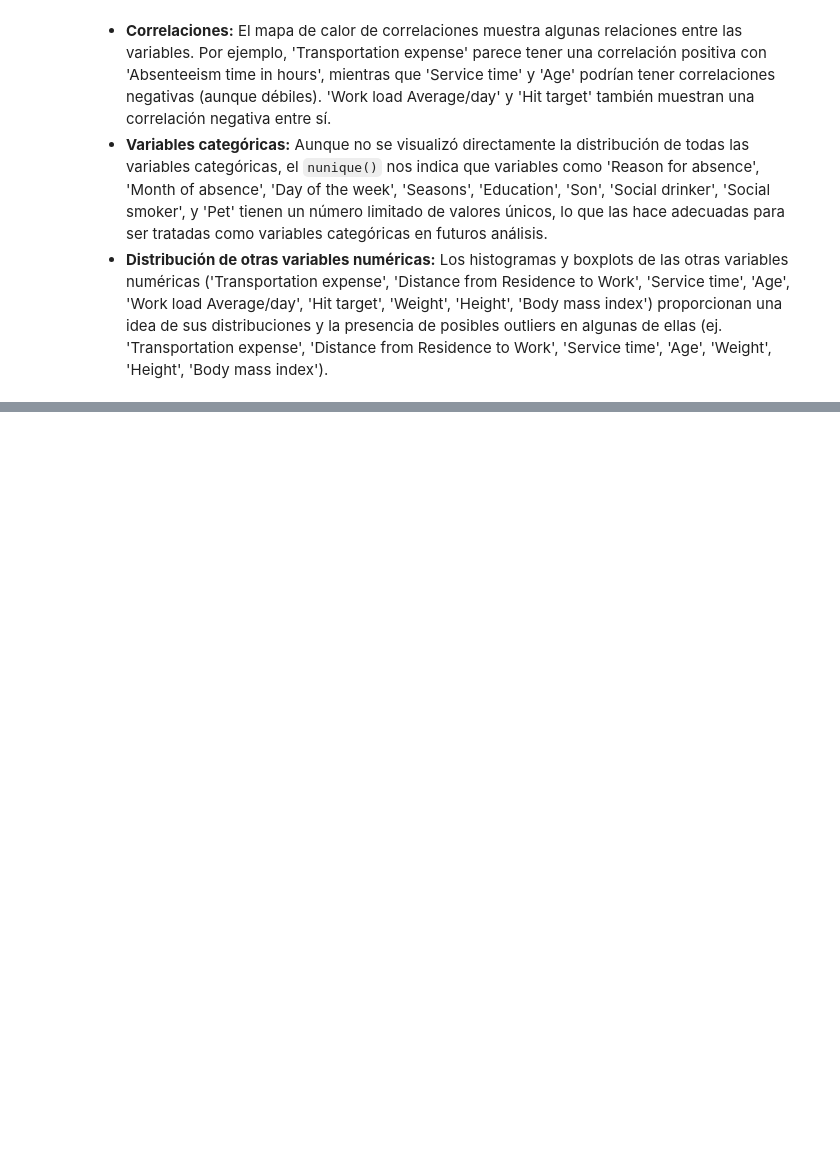
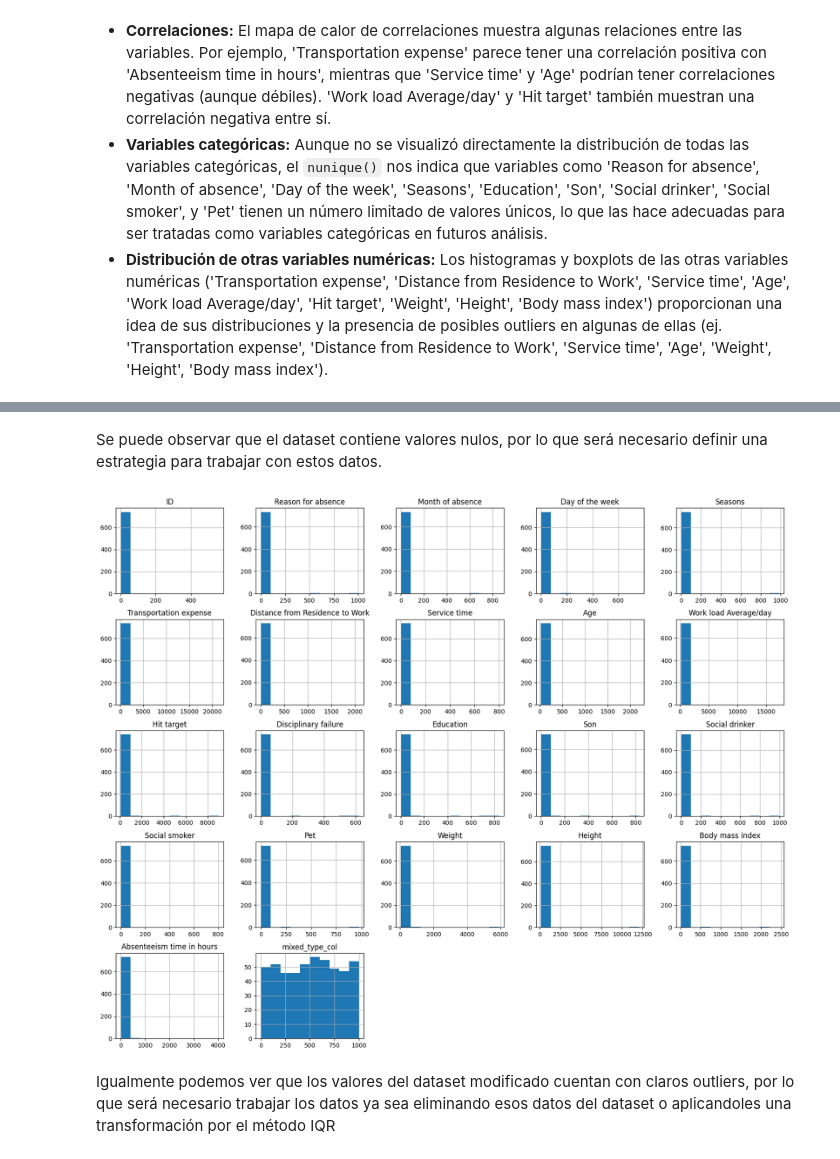
Before and after one commit to ReneGV/work-absense-forecaster, a Jupyter notebook: notebooks/1.0-eda.ipynb, the cells around one changed output, grey strips where cells are left out. Drawn from its saved outputs; the diff is of its cells as text; code cells hidden in the pictures; blank space fills up the shorter version.

Commit message:
Analize modified dataset

```diff
--- a/notebooks/1.0-eda.ipynb
+++ b/notebooks/1.0-eda.ipynb
@@ -139,0 +139,2 @@ Basado en las visualizaciones y el análisis inicial, obtuvimos las siguientes c
+# %%
+df = pd.read_csv('../data/raw/work_absenteeism_modified.csv').apply(pd.to_numeric, errors='coerce')
@@ -139,0 +178,10 @@ Basado en las visualizaciones y el análisis inicial, obtuvimos las siguientes c
+# %% [markdown]
+Se puede observar que el dataset contiene valores nulos, por lo que será necesario definir una estrategia para trabajar con estos datos.
+# %%
+# Histograms for numerical columns
+df.hist(figsize=(20, 16))
+plt.show()
+# %% [output]
+[figure, added]
+# %% [markdown]
+Igualmente podemos ver que los valores del dataset modificado cuentan con claros outliers, por lo que será necesario trabajar los datos ya sea eliminando esos datos del dataset o aplicandoles una transformación por el método IQR
```
Also changed, not shown: parts of 4 cells of this notebook.
